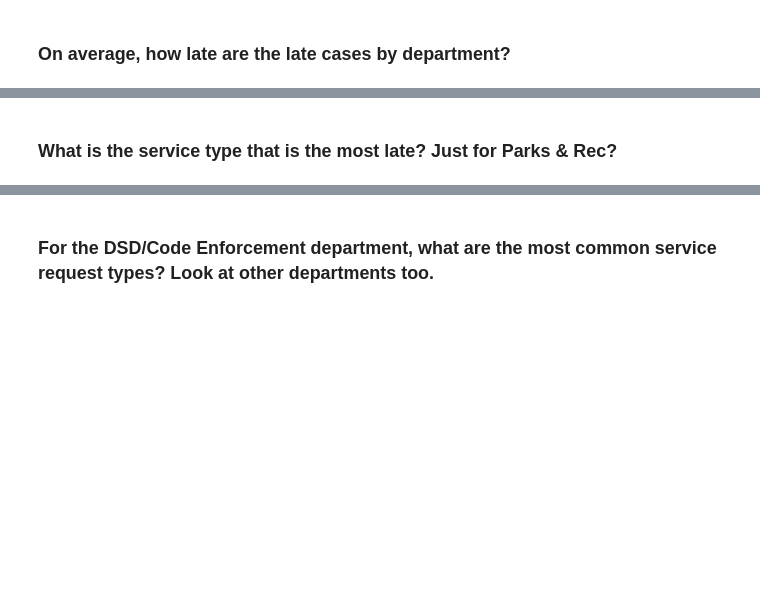
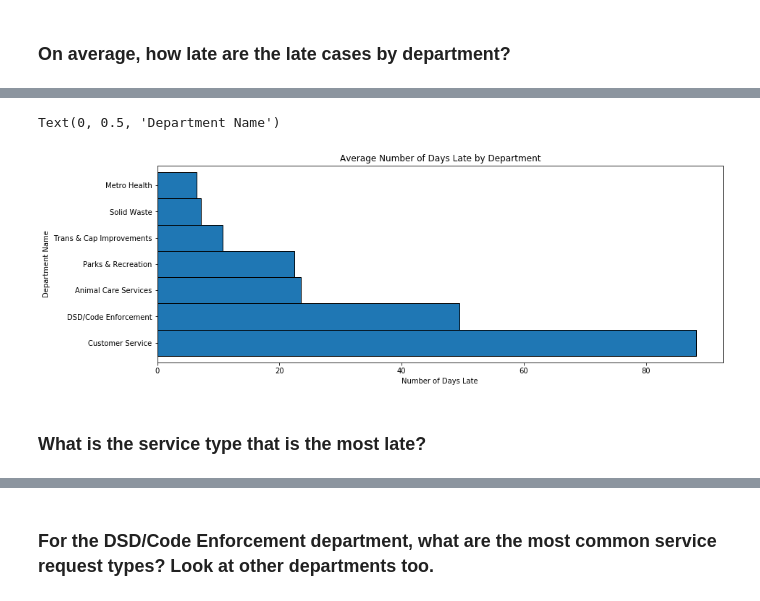
Before and after one commit to SamuelD-Data/spark-exercises, a Jupyter notebook: explore.ipynb, the cells around one changed output, grey strips where cells are left out. Saved outputs shown, nothing was run; the diff lists cells and outputs as text; code cells hidden in the pictures; blank space fills up the shorter version.

```diff
--- a/explore.ipynb
+++ b/explore.ipynb
@@ -91,2 +106,20 @@ get_311_data()
+# %%
+# using code above to aggregate
+(
+    df.filter(df.case_late == True).groupby('department').agg((mean(df.num_days_late)).alias('avg_days_late'))
+    # passing to pandas to create plot
+    .toPandas()
+    .set_index("department")["avg_days_late"]
+    .sort_values(ascending=False)
+    .plot.barh(width=1, edgecolor="black", figsize=(14, 5))
+)
+
+# setting plot title and x axis label
+plt.title("Average Number of Days Late by Department")
+plt.xlabel("Number of Days Late")
+plt.ylabel("Department Name")
+# %% [output]
+Text(0, 0.5, 'Department Name')
+[figure, added]
 # %% [markdown]
-### What is the service type that is the most late? Just for Parks & Rec?
+### What is the service type that is the most late?
```
Also changed, not shown: parts of 11 cells of this notebook.
